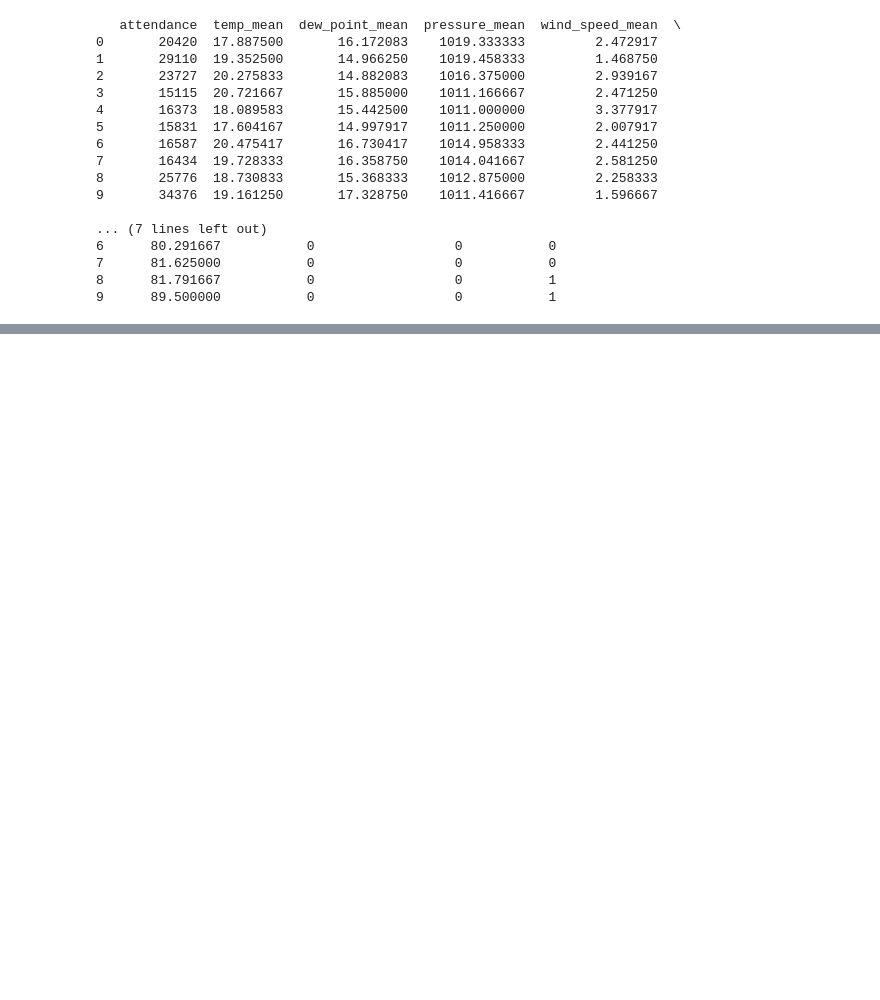
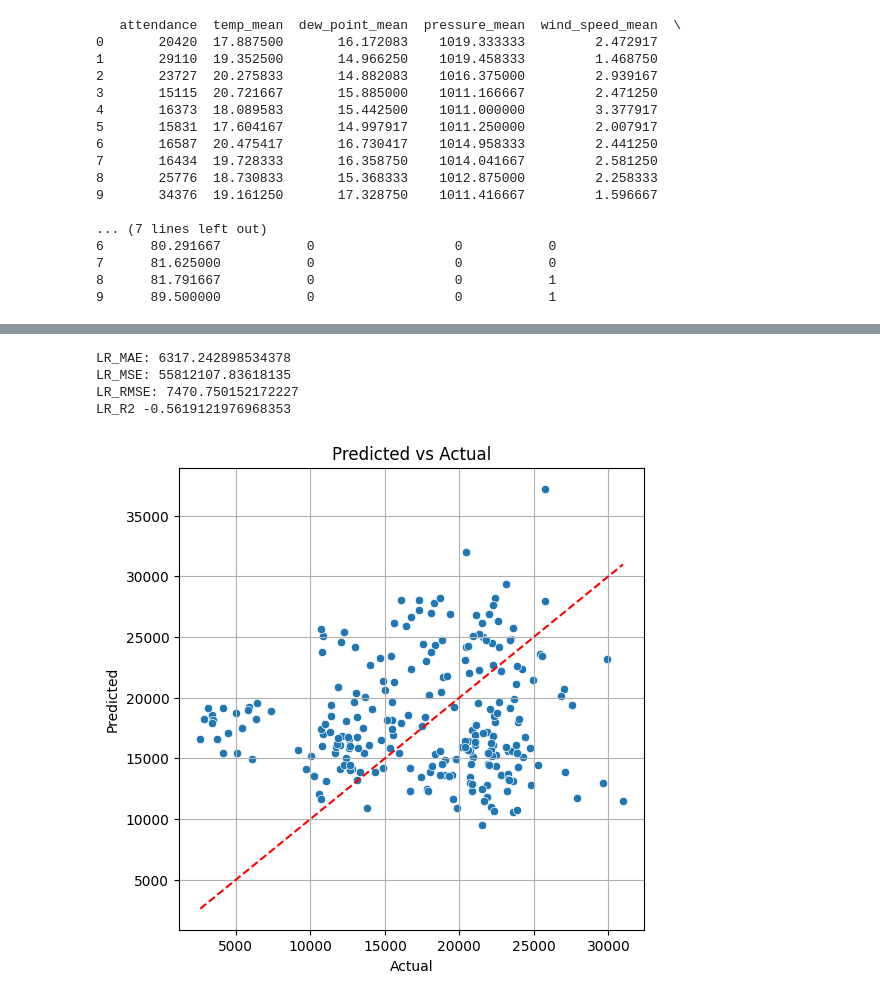
Before and after one commit to UGama/Park-Practice-, a Jupyter notebook: data_process.ipynb, the cells around one changed output, grey strips where cells are left out. Drawn from its saved outputs; the diff is of its cells as text; code cells hidden in the pictures; blank space fills up the shorter version.

```diff
--- a/data_process.ipynb
+++ b/data_process.ipynb
@@ -831,0 +943,31 @@ X_N_scaled = scaler.fit_transform(X)
+# %%
+from sklearn.neural_network import MLPRegressor
+
+mlp_model = Pipeline([
+    ('scaler', MinMaxScaler()),
+    ('regressor', MLPRegressor(hidden_layer_sizes=(64, 32), max_iter=5000, random_state=42))
+])
+
+mlp_model.fit(X_train, y_train)
+y_pred_mlp = mlp_model.predict(X_test)
+
+print('LR_MAE:', mean_absolute_error(y_test, y_pred_mlp))
+print('LR_MSE:', mean_squared_error(y_test, y_pred_mlp))
+print('LR_RMSE:', np.sqrt(mean_squared_error(y_test, y_pred_mlp)))
+print('LR_R2', r2_score(y_test, y_pred_mlp))
+print()
+
+plt.figure(figsize=(6, 6))
+sns.scatterplot(x=y_test, y=y_pred_mlp)
+plt.xlabel('Actual')
+plt.ylabel('Predicted')
+plt.title('Predicted vs Actual')
+plt.plot([y_test.min(), y_test.max()], [y_test.min(), y_test.max()], 'r--')
+plt.grid(True)
+plt.show()
+# %% [output]
+LR_MAE: 6317.242898534378
+LR_MSE: 55812107.83618135
+LR_RMSE: 7470.750152172227
+LR_R2 -0.5619121976968353
+[figure, added]
```
Also changed, not shown: parts of 28 cells of this notebook, 2 other files.
